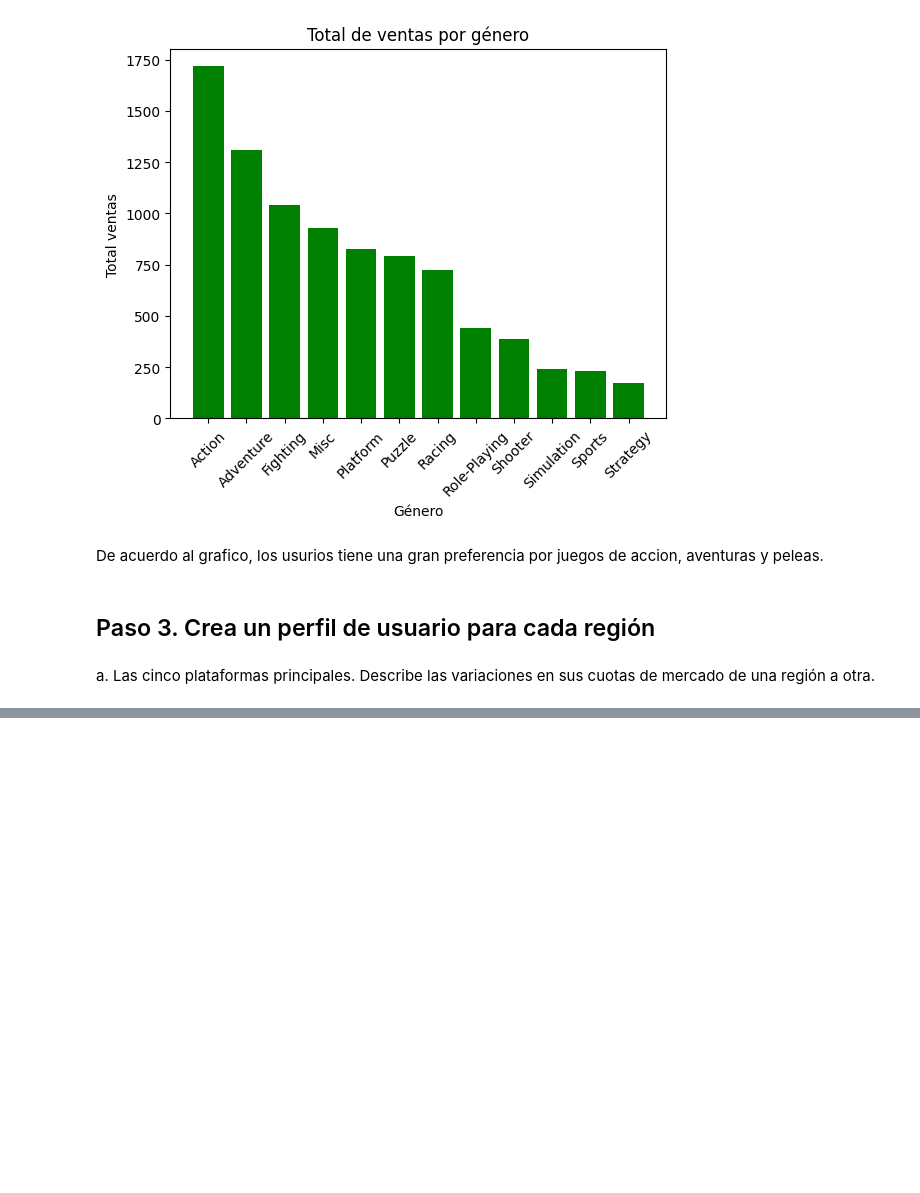
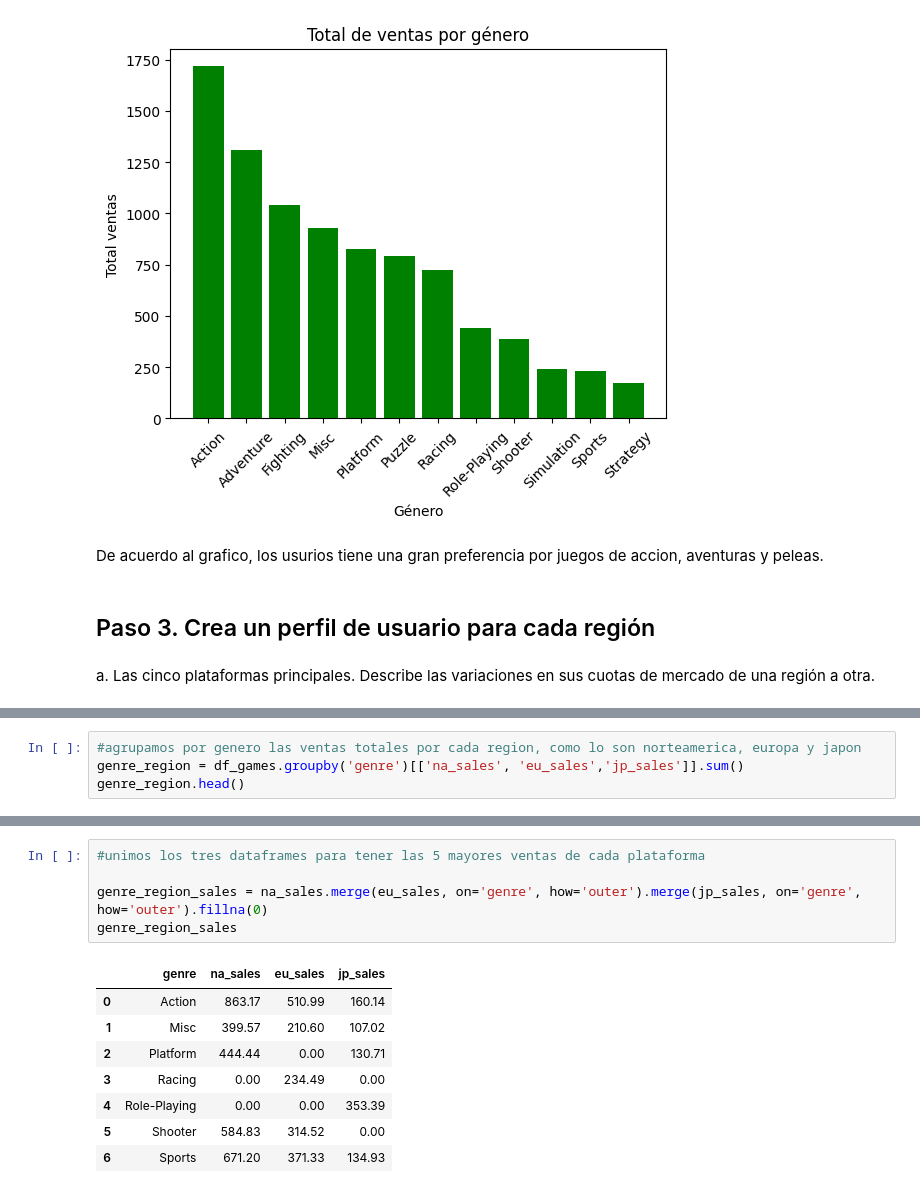
Before and after one commit to Dussand/games, a Jupyter notebook: games.ipynb, the cells around one changed output, grey strips where cells are left out. Saved outputs shown, nothing was run; the diff lists cells and outputs as text; blank space fills up the shorter version.

```diff
--- a/games.ipynb
+++ b/games.ipynb
@@ -577,0 +602,4 @@ for col in region_sales.columns[1:]:
+# %%
+#agrupamos por genero las ventas totales por cada region, como lo son norteamerica, europa y japon
+genre_region = df_games.groupby('genre')[['na_sales', 'eu_sales','jp_sales']].sum()
+genre_region.head()
@@ -577,0 +649,14 @@ for col in region_sales.columns[1:]:
+# %%
+#unimos los tres dataframes para tener las 5 mayores ventas de cada plataforma
+
+genre_region_sales = na_sales.merge(eu_sales, on='genre', how='outer').merge(jp_sales, on='genre', how='outer').fillna(0)
+genre_region_sales
+# %% [output]
+|  | genre | na_sales | eu_sales | jp_sales |
+| 0 | Action | 863.17 | 510.99 | 160.14 |
+| 1 | Misc | 399.57 | 210.60 | 107.02 |
+| 2 | Platform | 444.44 | 0.00 | 130.71 |
+| 3 | Racing | 0.00 | 234.49 | 0.00 |
+| 4 | Role-Playing | 0.00 | 0.00 | 353.39 |
+| 5 | Shooter | 584.83 | 314.52 | 0.00 |
+| 6 | Sports | 671.20 | 371.33 | 134.93 |
```
Also changed, not shown: parts of 19 cells of this notebook.
